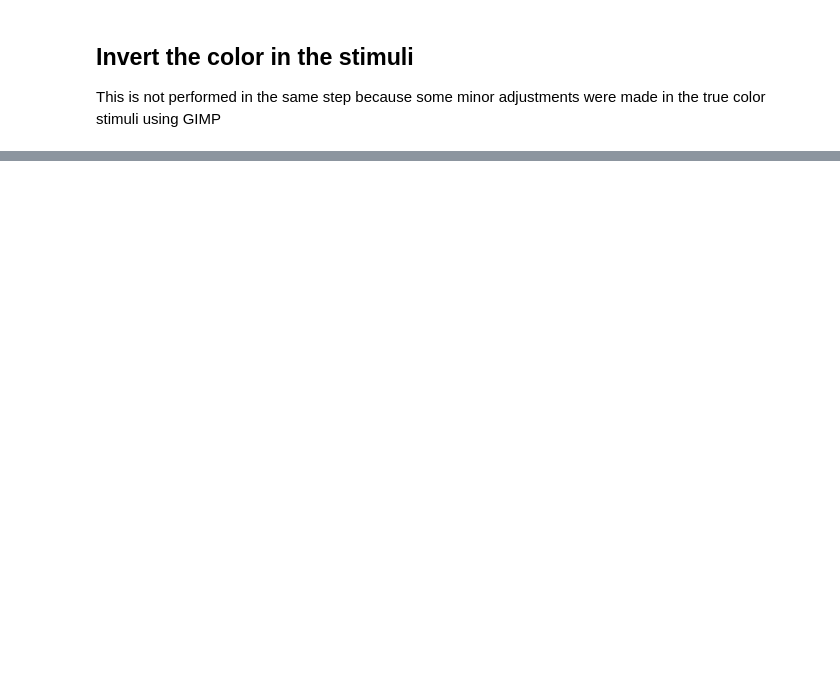
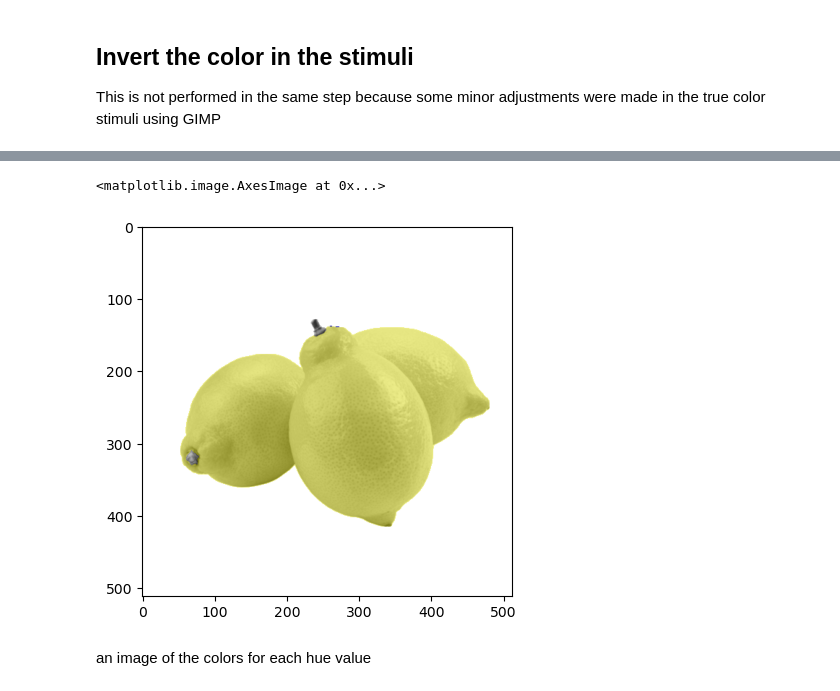
Before and after one commit to PibeChorro/BR-and-memory-color, a Jupyter notebook: code/stimuli_playground.ipynb, the cells around one changed output, grey strips where cells are left out. Cells and saved outputs as stored; diff of their text form; code cells hidden in the pictures; blank space fills up the shorter version.

```diff
--- a/code/stimuli_playground.ipynb
+++ b/code/stimuli_playground.ipynb
@@ -331,0 +469,17 @@ angle_norm = cv2.normalize(angle, None, 0, 1, cv2.NORM_MINMAX)
+# %%
+# read in the grayscaled image of the lemons
+stim = 'lemons.png'
+path = os.path.join(grey_stim_dir,stim)
+img = cv2.imread(path)
+rgb = cv2.cvtColor(img, cv2.COLOR_BGR2RGB)
+rgb[new_mask==1]-=rgb[new_mask==1].min()
+
+yellow = np.array([100,100,0],dtype='uint8')
+rgb[new_mask==1]+=yellow
+
+plt.imshow(rgb)
+# %% [output]
+<matplotlib.image.AxesImage at 0x...>
+[figure, added]
+# %% [markdown]
+an image of the colors for each hue value<br>
```
Also changed, not shown: parts of 11 cells of this notebook.
